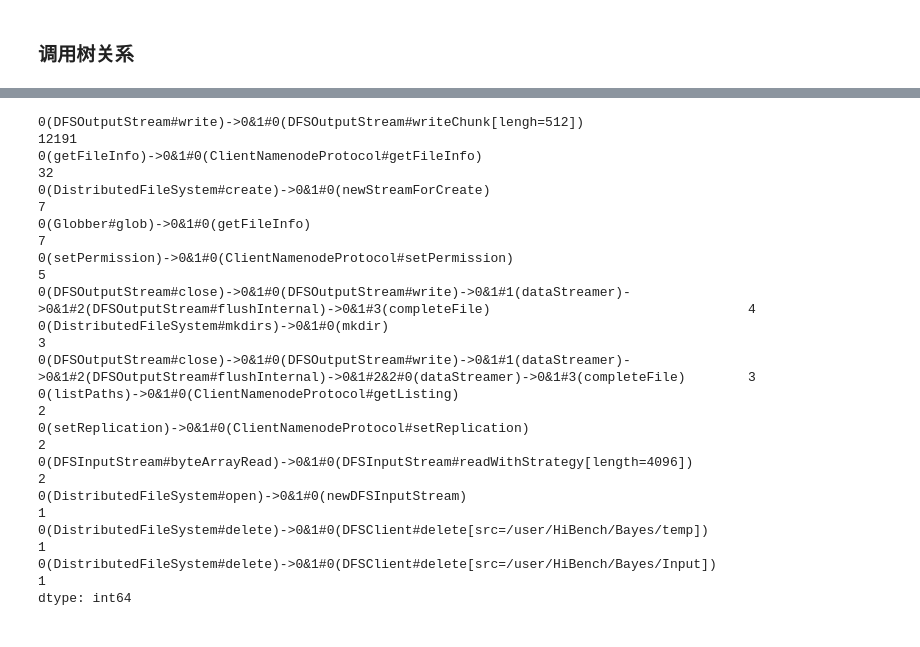
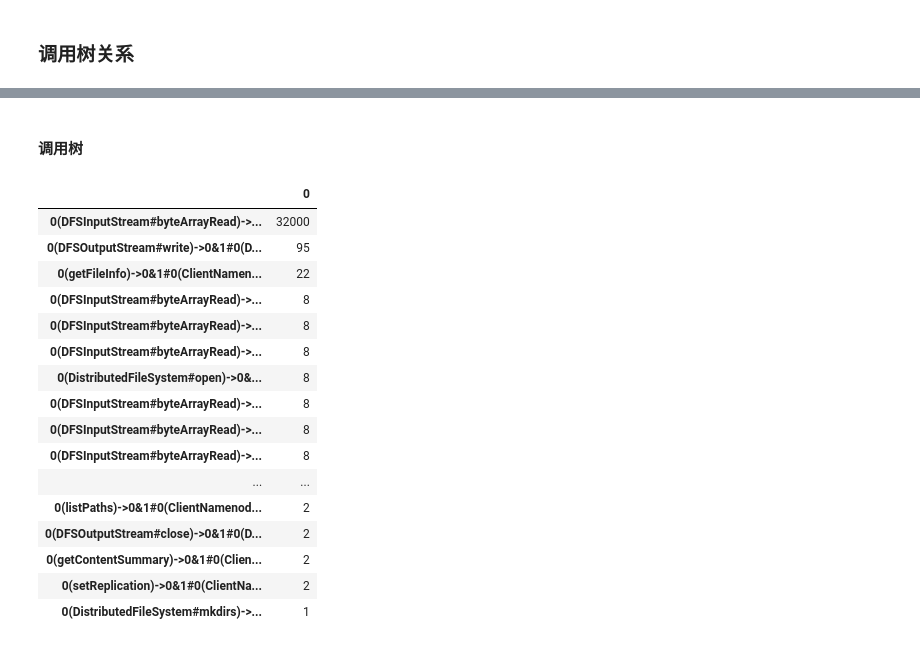
Before and after one commit to Ding-Flash/incubator-retired-htrace, a Jupyter notebook: 分析调用关系.ipynb, the cells around one changed output, grey strips where cells are left out. Saved outputs shown, nothing was run; the diff lists cells and outputs as text; code cells hidden in the pictures.

```diff
--- a/分析调用关系.ipynb
+++ b/分析调用关系.ipynb
@@ -171,23 +76,2 @@ df['name'].value_counts().drop('DFSOutputStream#writeChunk[lengh=512]').drop('DF
 # %% [markdown]
 ### 调用树关系
-# %%
-trees = [node for node in bayes.trees if len(node['childs'])]
-hashtree = []
-desc = {"d":"0(Globber#glob)"}
-
-def compress(node, desc, deep, layer):
-    layer = layer + "&" + str(deep)
-    vis = []
-    for index, child in enumerate(node['childs']):
-        if child['name'] in vis:
-            continue
-        vis.append(child['name'])
-        desc['d'] = desc['d'] + '->' + layer + "#" + str(index) + '(' + child['name'] + ')'
-        compress(child, desc, deep+1, layer + "#" + str(index))
-
-def hash_tree():
-    for tree in trees:
-        desc = {'d': '0'+'('+tree['name']+')'}
-        compress(tree, desc, 1, '0')
-        hashtree.append(desc['d'])
-hash_tree()
@@ -193,0 +92,3 @@ hash_tree()
+# %%
+terasort = Parse('terasort.out')
+terasort.build_tree()
@@ -194,19 +117,27 @@ hash_tree()
+# %% [markdown]
+#### 调用树
+# %%
+trees = [node for node in terasort.trees if len(node['childs'])]
+hashtree = hash_tree(trees)
 # %%
 se_tree = pd.Series(hashtree)
-se_tree.value_counts()
+t_tree = se_tree.value_counts().to_frame()
+t_tree
 # %% [output]
-0(DFSOutputStream#write)->0&1#0(DFSOutputStream#writeChunk[lengh=512])                                                                                             12191
-0(getFileInfo)->0&1#0(ClientNamenodeProtocol#getFileInfo)                                                                                                             32
-0(DistributedFileSystem#create)->0&1#0(newStreamForCreate)                                                                                                             7
-0(Globber#glob)->0&1#0(getFileInfo)                                                                                                                                    7
-0(setPermission)->0&1#0(ClientNamenodeProtocol#setPermission)                                                                                                          5
-0(DFSOutputStream#close)->0&1#0(DFSOutputStream#write)->0&1#1(dataStreamer)->0&1#2(DFSOutputStream#flushInternal)->0&1#3(completeFile)                                 4
-0(DistributedFileSystem#mkdirs)->0&1#0(mkdir)                                                                                                                          3
-0(DFSOutputStream#close)->0&1#0(DFSOutputStream#write)->0&1#1(dataStreamer)->0&1#2(DFSOutputStream#flushInternal)->0&1#2&2#0(dataStreamer)->0&1#3(completeFile)        3
-0(listPaths)->0&1#0(ClientNamenodeProtocol#getListing)                                                                                                                 2
-0(setReplication)->0&1#0(ClientNamenodeProtocol#setReplication)                                                                                                        2
-0(DFSInputStream#byteArrayRead)->0&1#0(DFSInputStream#readWithStrategy[length=4096])                                                                                   2
-0(DistributedFileSystem#open)->0&1#0(newDFSInputStream)                                                                                                                1
-0(DistributedFileSystem#delete)->0&1#0(DFSClient#delete[src=/user/HiBench/Bayes/temp])                                                                                 1
-0(DistributedFileSystem#delete)->0&1#0(DFSClient#delete[src=/user/HiBench/Bayes/Input])                                                                                1
-dtype: int64
+|  | 0 |
+| 0(DFSInputStream#byteArrayRead)->... | 32000 |
+| 0(DFSOutputStream#write)->0&1#0(D... | 95 |
+| 0(getFileInfo)->0&1#0(ClientNamen... | 22 |
+| 0(DFSInputStream#byteArrayRead)->... | 8 |
+| 0(DFSInputStream#byteArrayRead)->... | 8 |
+| 0(DFSInputStream#byteArrayRead)->... | 8 |
+| 0(DistributedFileSystem#open)->0&... | 8 |
+| 0(DFSInputStream#byteArrayRead)->... | 8 |
+| 0(DFSInputStream#byteArrayRead)->... | 8 |
+| 0(DFSInputStream#byteArrayRead)->... | 8 |
+| ... | ... |
+| 0(listPaths)->0&1#0(ClientNamenod... | 2 |
+| 0(DFSOutputStream#close)->0&1#0(D... | 2 |
+| 0(getContentSummary)->0&1#0(Clien... | 2 |
+| 0(setReplication)->0&1#0(ClientNa... | 2 |
+| 0(DistributedFileSystem#mkdirs)->... | 1 |
```
Also changed, not shown: parts of 26 cells of this notebook, 3 other files.
